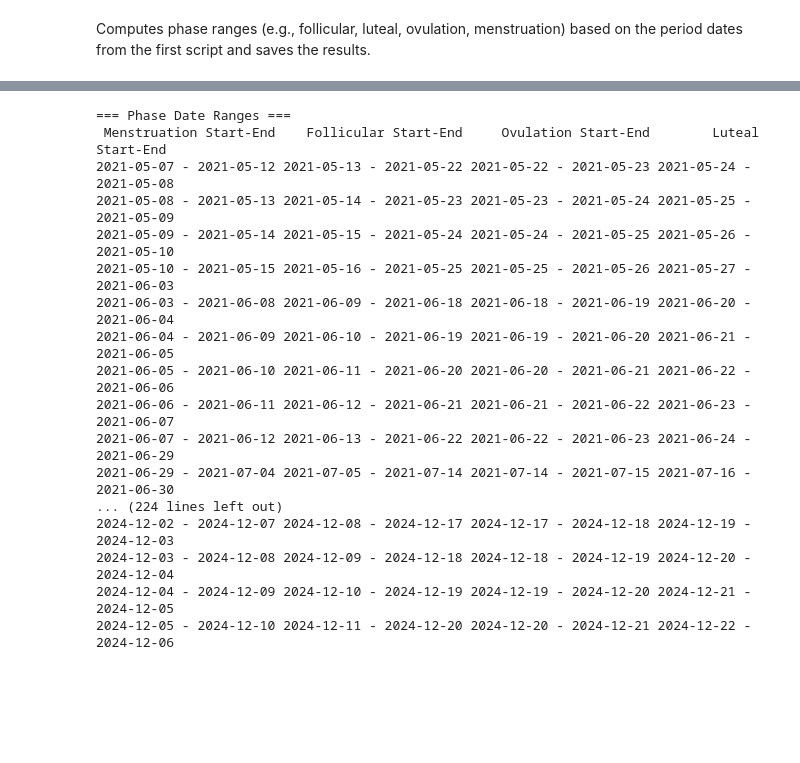
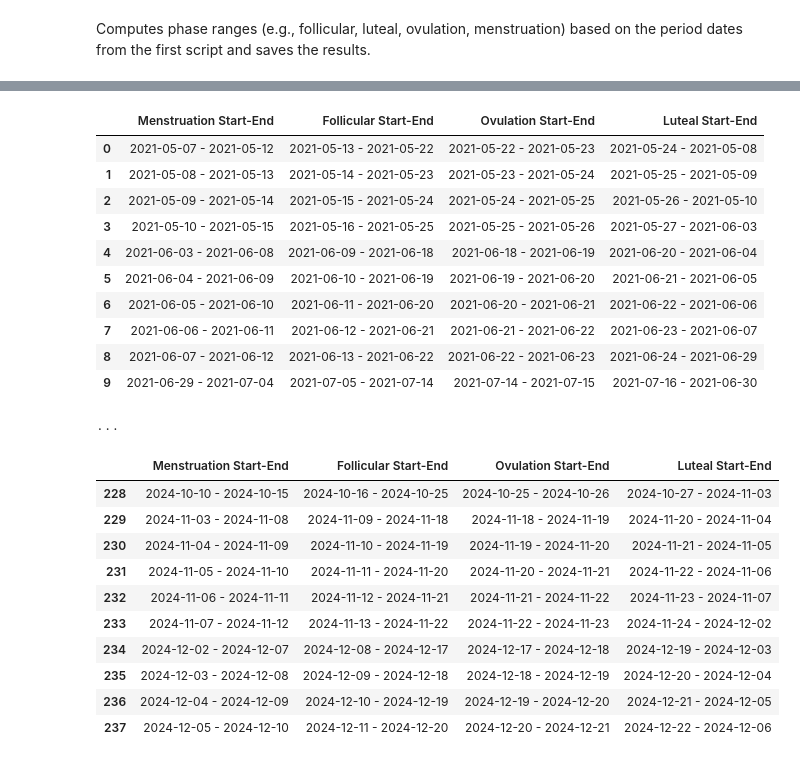
Before and after one commit to adaakbulut/DSA210-Term-Project, a Jupyter notebook: data_process.ipynb, the cells around one changed output, grey strips where cells are left out. Drawn from its saved outputs; the diff is of its cells as text; code cells hidden in the pictures; blank space fills up the shorter version.

```diff
--- a/data_process.ipynb
+++ b/data_process.ipynb
@@ -430,51 +426,50 @@ Phase date ranges have been successfully saved to /content/Output/phase_date_ran
 # %%
-import pandas as pd
-
-# Path to the CSV file
 csv_file_path = "/content/Output/phase_date_ranges.csv"
 
-# Load the CSV file into a pandas DataFrame
 df = pd.read_csv(csv_file_path)
 
-# Separate the phases into individual DataFrames for side-by-side alignment
 menstruation_df = df[df['Phase'] == 'Menstruation'][['Start Date', 'End Date']].reset_index(drop=True)
 follicular_df = df[df['Phase'] == 'Follicular'][['Start Date', 'End Date']].reset_index(drop=True)
 ovulation_df = df[df['Phase'] == 'Ovulation'][['Start Date', 'End Date']].reset_index(drop=True)
 luteal_df = df[df['Phase'] == 'Luteal'][['Start Date', 'End Date']].reset_index(drop=True)
 
-# Combine Start and End Dates into a single column for each phase
 menstruation_df['Menstruation Start-End'] = menstruation_df['Start Date'] + " - " + menstruation_df['End Date']
 follicular_df['Follicular Start-End'] = follicular_df['Start Date'] + " - " + follicular_df['End Date']
 ovulation_df['Ovulation Start-End'] = ovulation_df['Start Date'] + " - " + ovulation_df['End Date']
 luteal_df['Luteal Start-End'] = luteal_df['Start Date'] + " - " + luteal_df['End Date']
 
-# Select only the merged columns
 menstruation_df = menstruation_df[['Menstruation Start-End']]
 follicular_df = follicular_df[['Follicular Start-End']]
 ovulation_df = ovulation_df[['Ovulation Start-End']]
 luteal_df = luteal_df[['Luteal Start-End']]
 
-# Combine all DataFrames side by side
 combined_df = pd.concat([menstruation_df, follicular_df, ovulation_df, luteal_df], axis=1)
 
-# Display the DataFrame
-print("=== Phase Date Ranges ===")
-print(combined_df.to_string(index=False))
+display(combined_df.head(10))
+
+print("\n...")
+display(combined_df.tail(10))
 # %% [output]
+|  | Menstruation Start-End | Follicular Start-End | Ovulation Start-End | Luteal Start-End |
+| 0 | 2021-05-07 - 2021-05-12 | 2021-05-13 - 2021-05-22 | 2021-05-22 - 2021-05-23 | 2021-05-24 - 2021-05-08 |
+| 1 | 2021-05-08 - 2021-05-13 | 2021-05-14 - 2021-05-23 | 2021-05-23 - 2021-05-24 | 2021-05-25 - 2021-05-09 |
+| 2 | 2021-05-09 - 2021-05-14 | 2021-05-15 - 2021-05-24 | 2021-05-24 - 2021-05-25 | 2021-05-26 - 2021-05-10 |
+| 3 | 2021-05-10 - 2021-05-15 | 2021-05-16 - 2021-05-25 | 2021-05-25 - 2021-05-26 | 2021-05-27 - 2021-06-03 |
+| 4 | 2021-06-03 - 2021-06-08 | 2021-06-09 - 2021-06-18 | 2021-06-18 - 2021-06-19 | 2021-06-20 - 2021-06-04 |
+| 5 | 2021-06-04 - 2021-06-09 | 2021-06-10 - 2021-06-19 | 2021-06-19 - 2021-06-20 | 2021-06-21 - 2021-06-05 |
+| 6 | 2021-06-05 - 2021-06-10 | 2021-06-11 - 2021-06-20 | 2021-06-20 - 2021-06-21 | 2021-06-22 - 2021-06-06 |
+| 7 | 2021-06-06 - 2021-06-11 | 2021-06-12 - 2021-06-21 | 2021-06-21 - 2021-06-22 | 2021-06-23 - 2021-06-07 |
+| 8 | 2021-06-07 - 2021-06-12 | 2021-06-13 - 2021-06-22 | 2021-06-22 - 2021-06-23 | 2021-06-24 - 2021-06-29 |
+| 9 | 2021-06-29 - 2021-07-04 | 2021-07-05 - 2021-07-14 | 2021-07-14 - 2021-07-15 | 2021-07-16 - 2021-06-30 |
-=== Phase Date Ranges ===
- Menstruation Start-End    Follicular Start-End     Ovulation Start-End        Luteal Start-End
-2021-05-07 - 2021-05-12 2021-05-13 - 2021-05-22 2021-05-22 - 2021-05-23 2021-05-24 - 2021-05-08
-2021-05-08 - 2021-05-13 2021-05-14 - 2021-05-23 2021-05-23 - 2021-05-24 2021-05-25 - 2021-05-09
-2021-05-09 - 2021-05-14 2021-05-15 - 2021-05-24 2021-05-24 - 2021-05-25 2021-05-26 - 2021-05-10
-2021-05-10 - 2021-05-15 2021-05-16 - 2021-05-25 2021-05-25 - 2021-05-26 2021-05-27 - 2021-06-03
-2021-06-03 - 2021-06-08 2021-06-09 - 2021-06-18 2021-06-18 - 2021-06-19 2021-06-20 - 2021-06-04
-2021-06-04 - 2021-06-09 2021-06-10 - 2021-06-19 2021-06-19 - 2021-06-20 2021-06-21 - 2021-06-05
-2021-06-05 - 2021-06-10 2021-06-11 - 2021-06-20 2021-06-20 - 2021-06-21 2021-06-22 - 2021-06-06
-2021-06-06 - 2021-06-11 2021-06-12 - 2021-06-21 2021-06-21 - 2021-06-22 2021-06-23 - 2021-06-07
-2021-06-07 - 2021-06-12 2021-06-13 - 2021-06-22 2021-06-22 - 2021-06-23 2021-06-24 - 2021-06-29
-2021-06-29 - 2021-07-04 2021-07-05 - 2021-07-14 2021-07-14 - 2021-07-15 2021-07-16 - 2021-06-30
-... (224 lines left out)
-2024-12-02 - 2024-12-07 2024-12-08 - 2024-12-17 2024-12-17 - 2024-12-18 2024-12-19 - 2024-12-03
-2024-12-03 - 2024-12-08 2024-12-09 - 2024-12-18 2024-12-18 - 2024-12-19 2024-12-20 - 2024-12-04
-2024-12-04 - 2024-12-09 2024-12-10 - 2024-12-19 2024-12-19 - 2024-12-20 2024-12-21 - 2024-12-05
-2024-12-05 - 2024-12-10 2024-12-11 - 2024-12-20 2024-12-20 - 2024-12-21 2024-12-22 - 2024-12-06
+...
+|  | Menstruation Start-End | Follicular Start-End | Ovulation Start-End | Luteal Start-End |
+| 228 | 2024-10-10 - 2024-10-15 | 2024-10-16 - 2024-10-25 | 2024-10-25 - 2024-10-26 | 2024-10-27 - 2024-11-03 |
+| 229 | 2024-11-03 - 2024-11-08 | 2024-11-09 - 2024-11-18 | 2024-11-18 - 2024-11-19 | 2024-11-20 - 2024-11-04 |
+| 230 | 2024-11-04 - 2024-11-09 | 2024-11-10 - 2024-11-19 | 2024-11-19 - 2024-11-20 | 2024-11-21 - 2024-11-05 |
+| 231 | 2024-11-05 - 2024-11-10 | 2024-11-11 - 2024-11-20 | 2024-11-20 - 2024-11-21 | 2024-11-22 - 2024-11-06 |
+| 232 | 2024-11-06 - 2024-11-11 | 2024-11-12 - 2024-11-21 | 2024-11-21 - 2024-11-22 | 2024-11-23 - 2024-11-07 |
+| 233 | 2024-11-07 - 2024-11-12 | 2024-11-13 - 2024-11-22 | 2024-11-22 - 2024-11-23 | 2024-11-24 - 2024-12-02 |
+| 234 | 2024-12-02 - 2024-12-07 | 2024-12-08 - 2024-12-17 | 2024-12-17 - 2024-12-18 | 2024-12-19 - 2024-12-03 |
+| 235 | 2024-12-03 - 2024-12-08 | 2024-12-09 - 2024-12-18 | 2024-12-18 - 2024-12-19 | 2024-12-20 - 2024-12-04 |
+| 236 | 2024-12-04 - 2024-12-09 | 2024-12-10 - 2024-12-19 | 2024-12-19 - 2024-12-20 | 2024-12-21 - 2024-12-05 |
+| 237 | 2024-12-05 - 2024-12-10 | 2024-12-11 - 2024-12-20 | 2024-12-20 - 2024-12-21 | 2024-12-22 - 2024-12-06 |
```
Also changed, not shown: parts of 10 cells of this notebook.
